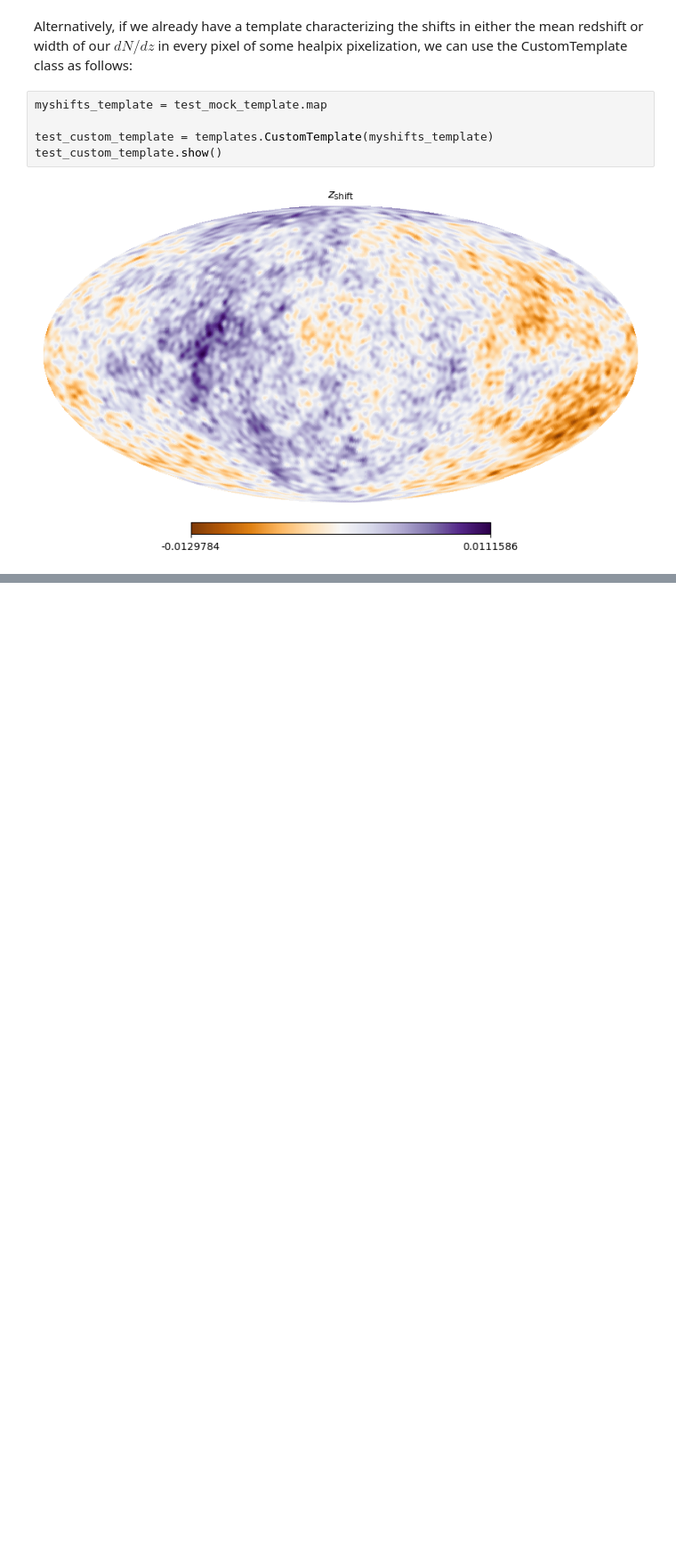
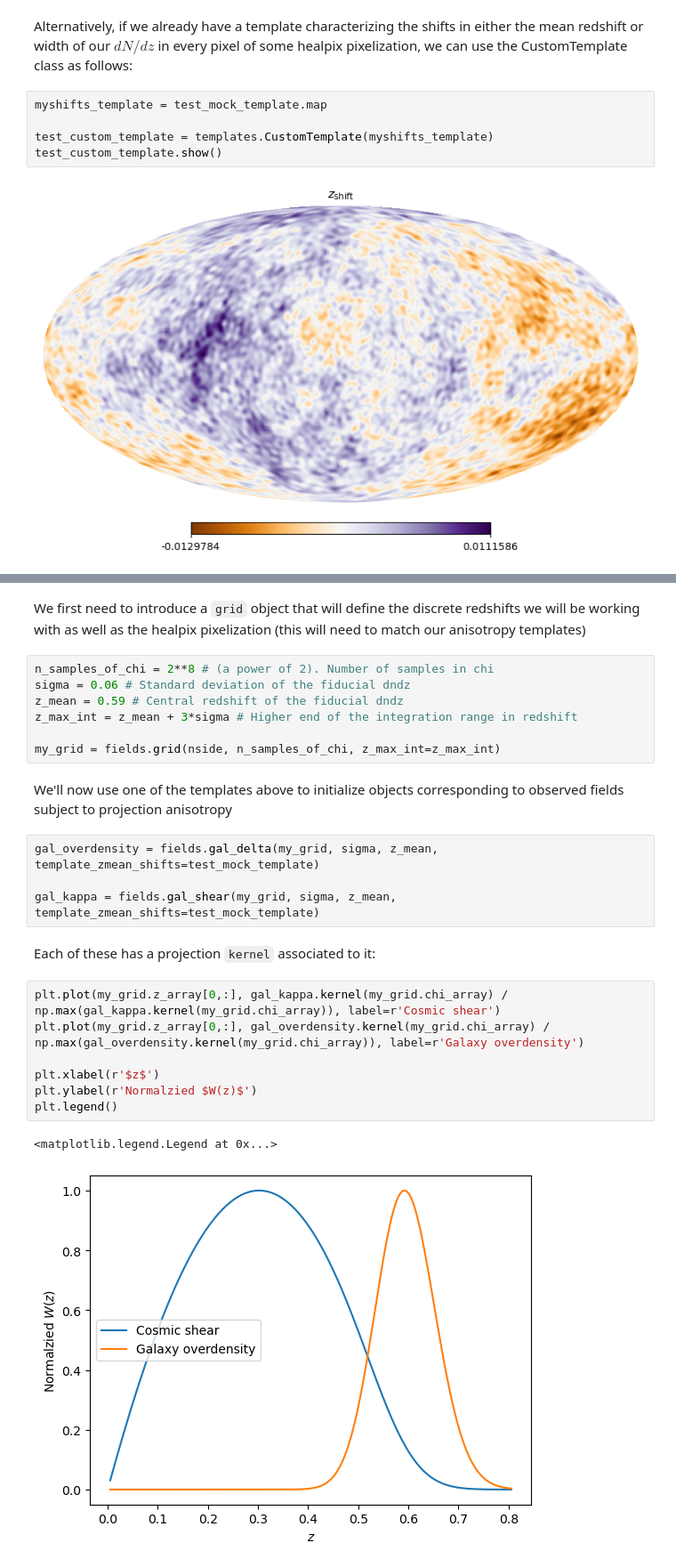
Before and after one commit to abaleato/CARDiAC, a Jupyter notebook: new_code/Tutorial.ipynb, the cells around one changed output, grey strips where cells are left out. Shown at 89% size. Cells and saved outputs as stored; diff of their text form; blank space fills up the shorter version.

```diff
--- a/new_code/Template_building.ipynb
+++ b/new_code/Tutorial.ipynb
@@ -40,0 +49,27 @@ test_custom_template.show()
+# %% [markdown]
+We first need to introduce a `grid` object that will define the discrete redshifts we will be working with as well as the healpix pixelization (this will need to match our anisotropy templates)
+# %%
+n_samples_of_chi = 2**8 # (a power of 2). Number of samples in chi
+sigma = 0.06 # Standard deviation of the fiducial dndz
+z_mean = 0.59 # Central redshift of the fiducial dndz
+z_max_int = z_mean + 3*sigma # Higher end of the integration range in redshift
+
+my_grid = fields.grid(nside, n_samples_of_chi, z_max_int=z_max_int)
+# %% [markdown]
+We'll now use one of the templates above to initialize objects corresponding to observed fields subject to projection anisotropy
+# %%
+gal_overdensity = fields.gal_delta(my_grid, sigma, z_mean, template_zmean_shifts=test_mock_template)
+
+gal_kappa = fields.gal_shear(my_grid, sigma, z_mean, template_zmean_shifts=test_mock_template)
+# %% [markdown]
+Each of these has a projection `kernel` associated to it:
+# %%
+plt.plot(my_grid.z_array[0,:], gal_kappa.kernel(my_grid.chi_array) / np.max(gal_kappa.kernel(my_grid.chi_array)), label=r'Cosmic shear')
+plt.plot(my_grid.z_array[0,:], gal_overdensity.kernel(my_grid.chi_array) / np.max(gal_overdensity.kernel(my_grid.chi_array)), label=r'Galaxy overdensity')
+
+plt.xlabel(r'$z$')
+plt.ylabel(r'Normalzied $W(z)$')
+plt.legend()
+# %% [output]
+<matplotlib.legend.Legend at 0x...>
+[figure, added]
```
Also changed, not shown: parts of 5 cells of this notebook, 2 other files.
